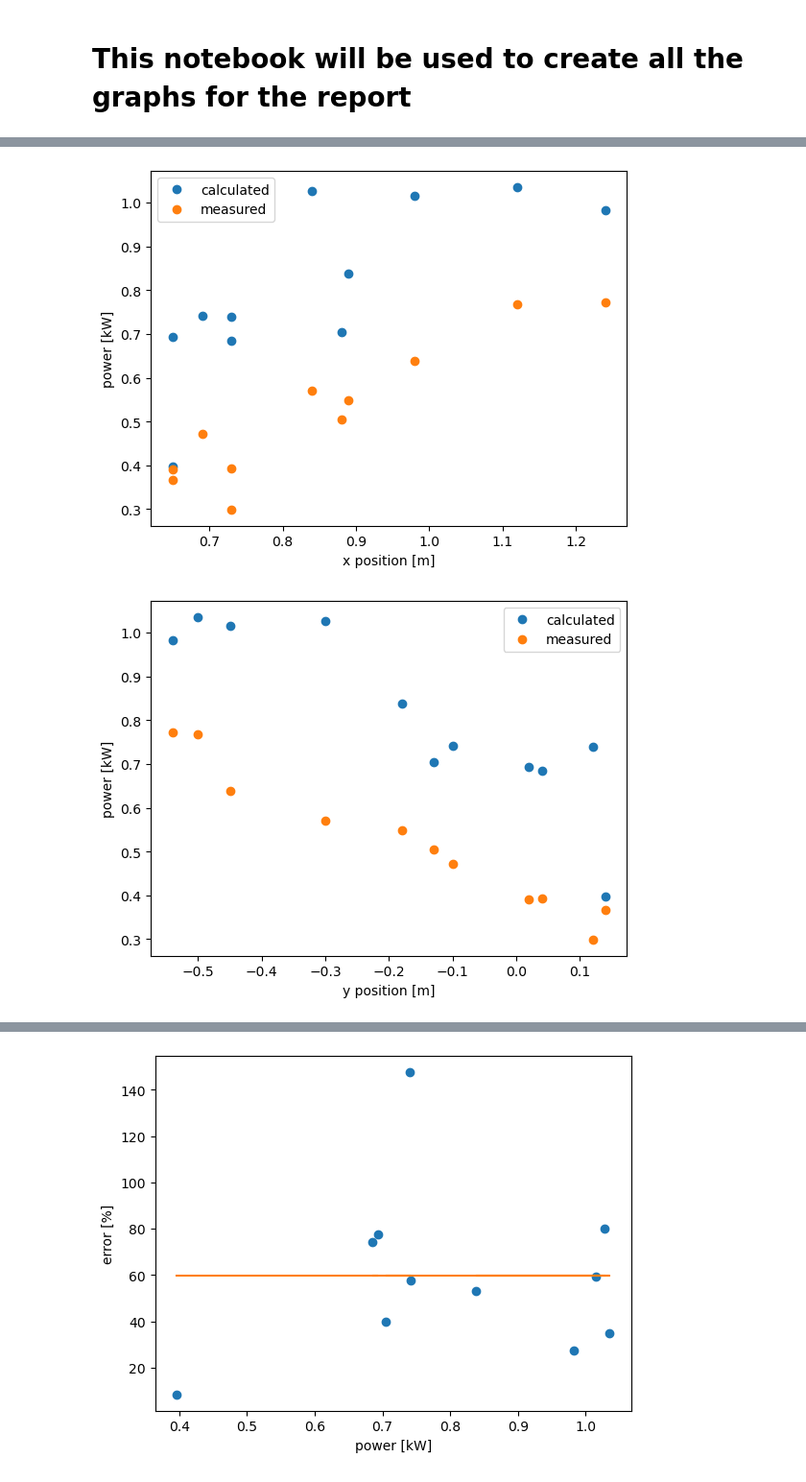
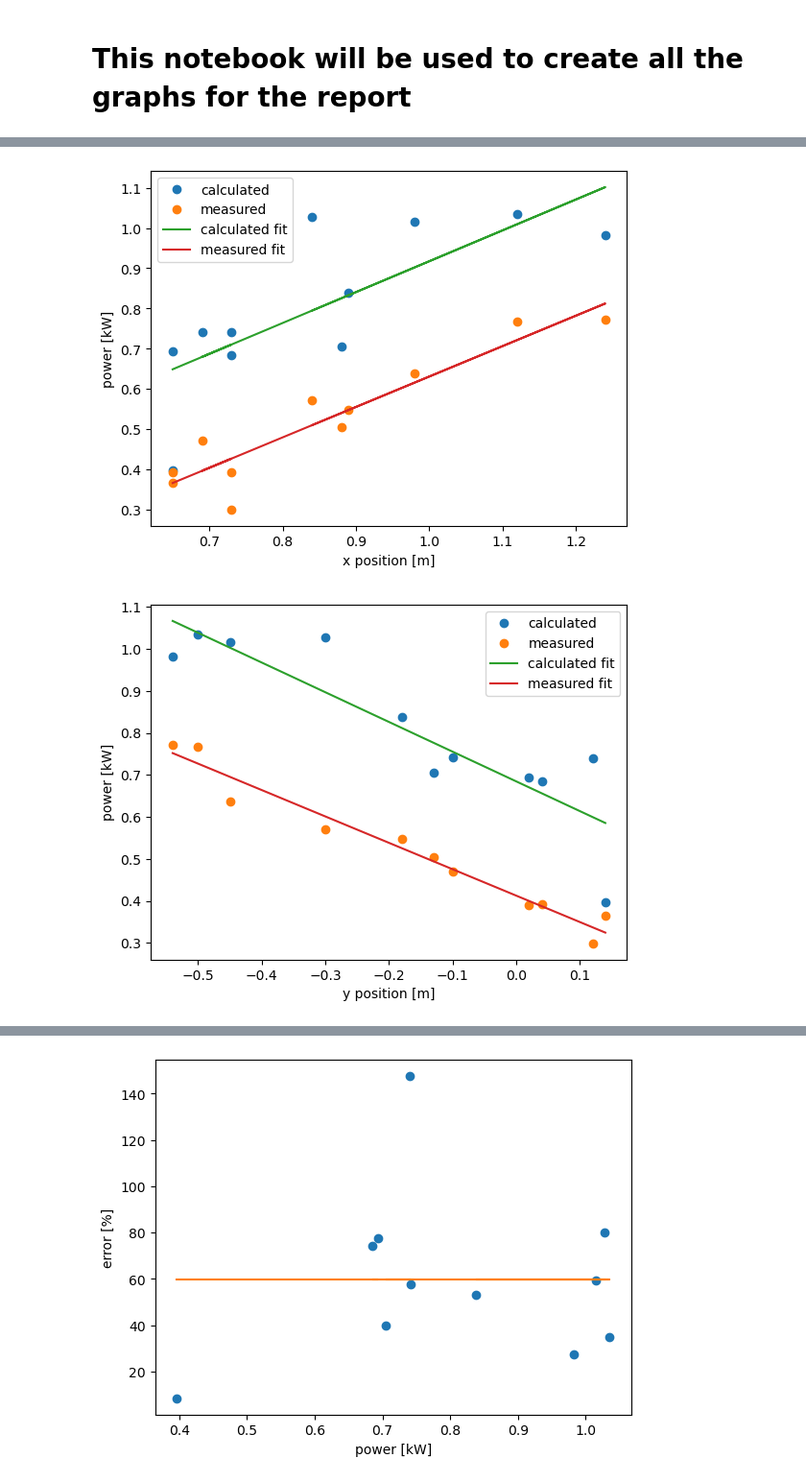
Before and after one commit to pilipb/DP4-code, a Jupyter notebook: graphing.ipynb, the cells around one changed output, grey strips where cells are left out. Shown: that part at 96% size. Cells and saved outputs as stored; diff of their text form; code cells hidden in the pictures.

Commit message:
added lines of best fit showing there is a systematic error

```diff
--- a/graphing.ipynb
+++ b/graphing.ipynb
@@ -67,23 +67,34 @@ data_df['power [W]'] = power_list
 plt.figure()
 plt.plot(data_df['x centre [m]'], data_df['power [W]'], 'o', label='calculated')
 plt.plot(data_df['x centre [m]'], data_df['Output power [kW]'], 'o', label='measured')
+# plot 3rd order line of best fit for both sets of data
+plt.plot(data_df['x centre [m]'], np.poly1d(np.polyfit(data_df['x centre [m]'], data_df['power [W]'], 1))(data_df['x centre [m]']), label='calculated fit')
+plt.plot(data_df['x centre [m]'], np.poly1d(np.polyfit(data_df['x centre [m]'], data_df['Output power [kW]'], 1))(data_df['x centre [m]']), label='measured fit')
+
+
+
 plt.xlabel('x position [m]')
 plt.ylabel('power [kW]')
 plt.legend()
 plt.show()
 # %% [output]
-[figure, old version]
+[figure, new version]
 # %%
 # plot power vs y position
 plt.figure()
 plt.plot(data_df['y centre [m]'], data_df['power [W]'] , 'o', label='calculated')
 plt.plot(data_df['y centre [m]'], data_df['Output power [kW]'], 'o' , label='measured')
+
+# plot line of best fit for both sets of data
+plt.plot(np.unique(data_df['y centre [m]']), np.poly1d(np.polyfit(data_df['y centre [m]'], data_df['power [W]'], 1))(np.unique(data_df['y centre [m]'])), label='calculated fit')
+plt.plot(np.unique(data_df['y centre [m]']), np.poly1d(np.polyfit(data_df['y centre [m]'], data_df['Output power [kW]'], 1))(np.unique(data_df['y centre [m]'])), label='measured fit')
+
 plt.xlabel('y position [m]')
 plt.ylabel('power [kW]')
 plt.legend()
 plt.show()
 # %% [output]
-[figure, old version]
+[figure, new version]
 # %%
 # plot power vs RPM
 
```
Also changed, not shown: parts of 1 cell of this notebook.
